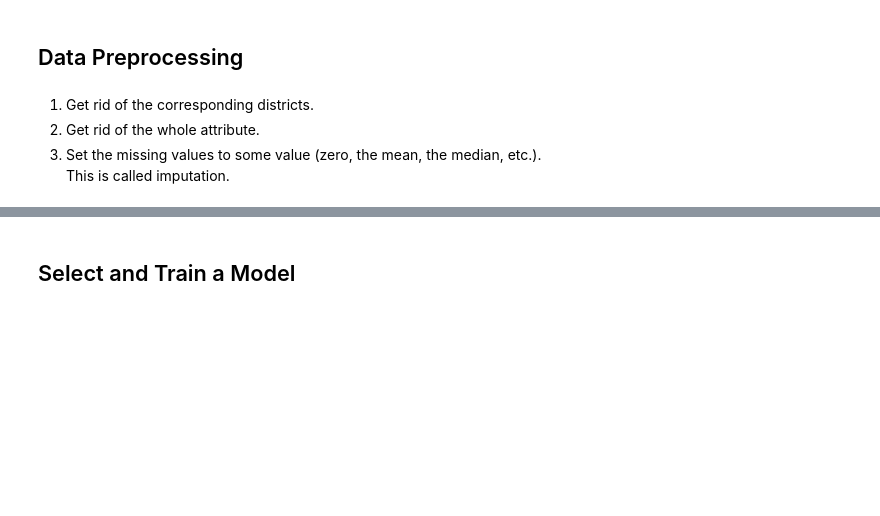
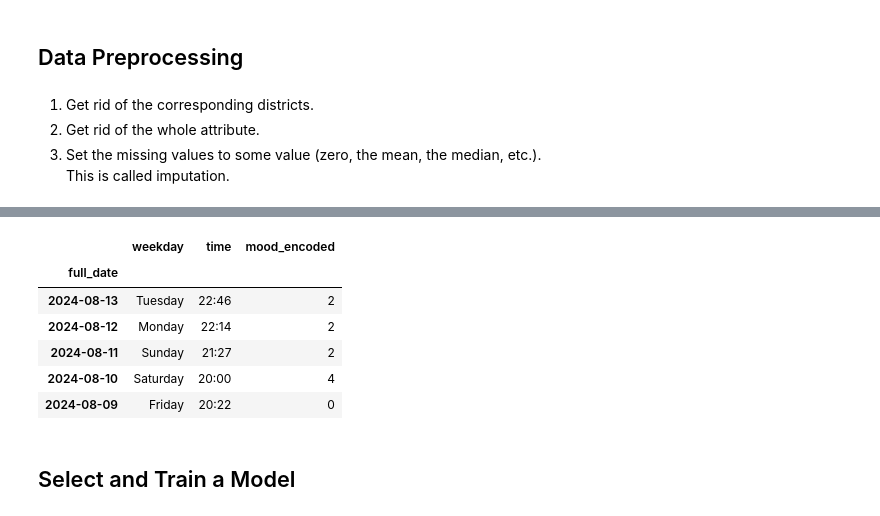
Before and after one commit to samservo09/mood-trend, a Jupyter notebook: mood_trend.ipynb, the cells around one changed output, grey strips where cells are left out. Saved outputs shown, nothing was run; the diff lists cells and outputs as text; code cells hidden in the pictures; blank space fills up the shorter version.

Commit message:
performed data cleaning, retaining the necessary columns and transforming the mood column into numerical values

```diff
--- a/mood_trend.ipynb
+++ b/mood_trend.ipynb
@@ -267,0 +264,4 @@ This is called imputation.
+# %%
+# revert to the clean training set
+mood_copy = train_data.copy()
+mood_labels = test_data.copy()
@@ -267,0 +279,3 @@ This is called imputation.
+# %%
+# drop the rows with null activities
+mood_copy = mood_copy.dropna(subset=['activities'])
@@ -267,0 +304,9 @@ This is called imputation.
+# %%
+# handle text and categorical attributes
+# define the mapping dictionary
+mood_mapping = {'good': 3, 'rad': 4, 'meh': 2, 'awful': 0, 'bad': 1}
+
+# map the values in the 'mood' column using the dictionary
+mood_copy['mood_encoded'] = mood_copy['mood'].map(mood_mapping)
+
+print(mood_copy)
@@ -267,0 +354,14 @@ This is called imputation.
+# %%
+# drop unneeded columns
+mood_copy = mood_copy.drop(['date', 'activities', 'mood'], axis=1)
+# %%
+# check the current dataframe
+mood_copy.head()
+# %% [output]
+|  | weekday | time | mood_encoded |
+| full_date |  |  |  |
+| 2024-08-13 | Tuesday | 22:46 | 2 |
+| 2024-08-12 | Monday | 22:14 | 2 |
+| 2024-08-11 | Sunday | 21:27 | 2 |
+| 2024-08-10 | Saturday | 20:00 | 4 |
+| 2024-08-09 | Friday | 20:22 | 0 |
```
Also changed, not shown: parts of 9 cells of this notebook.
